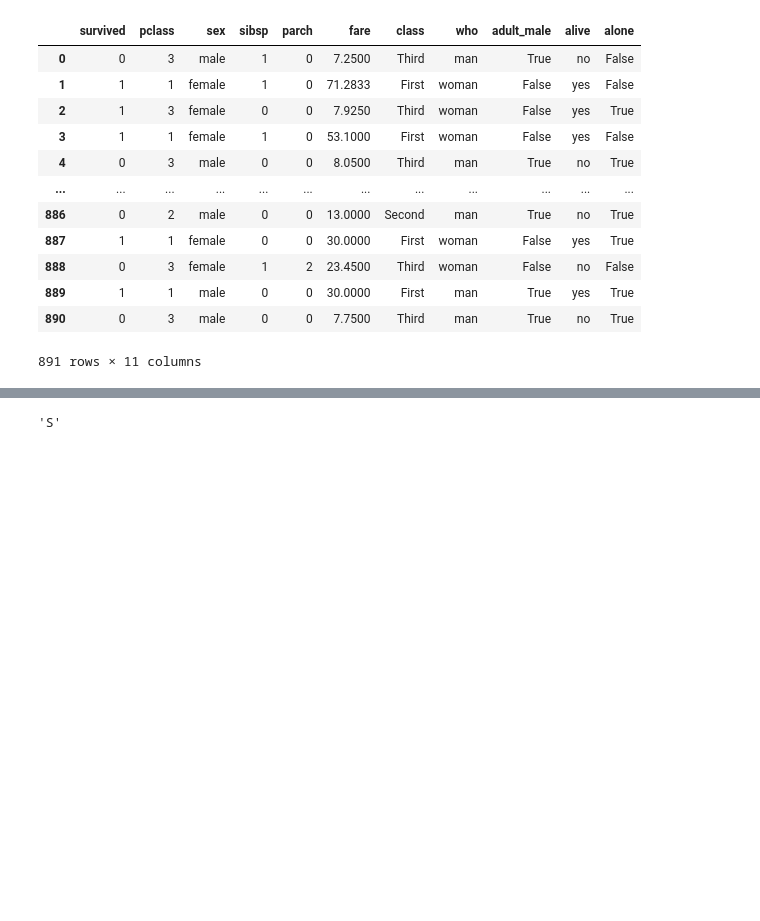
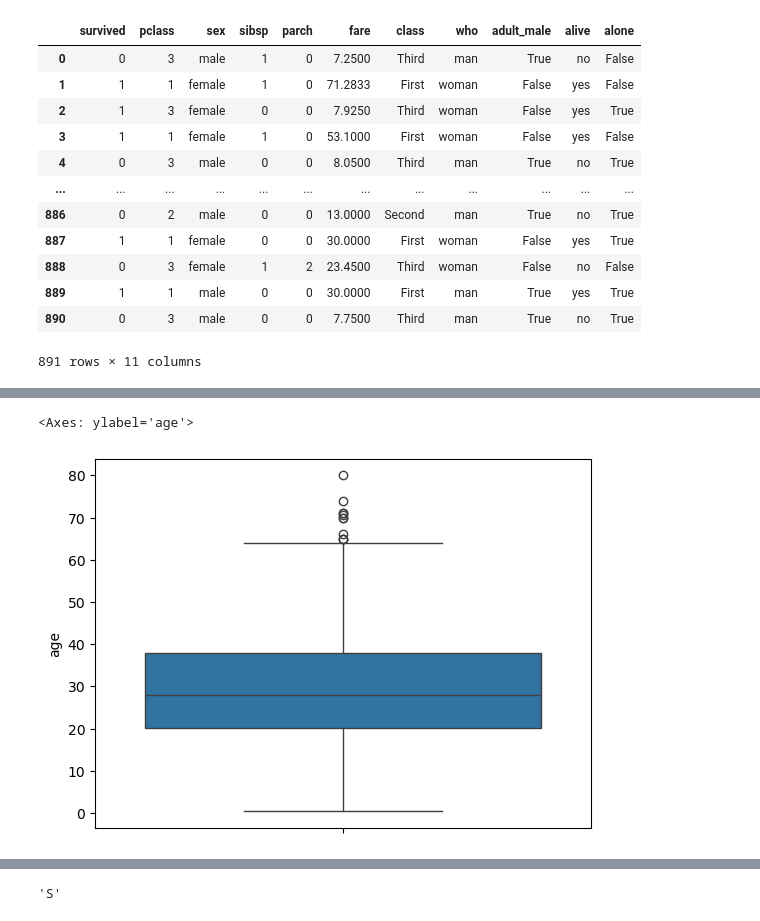
Before and after one commit to Niraj7272/DataScience, a Jupyter notebook: Practice/Feature_Engineering.ipynb, the cells around one changed output, grey strips where cells are left out. Drawn from its saved outputs; the diff is of its cells as text; code cells hidden in the pictures; blank space fills up the shorter version.

```diff
--- a/Practice/Feature_Engineering.ipynb
+++ b/Practice/Feature_Engineering.ipynb
@@ -386,0 +411,5 @@ dtype: int64
+# %%
+sns.boxplot(df['age'])
+# %% [output]
+<Axes: ylabel='age'>
+[figure, added]
```
Also changed, not shown: parts of 48 cells of this notebook.
